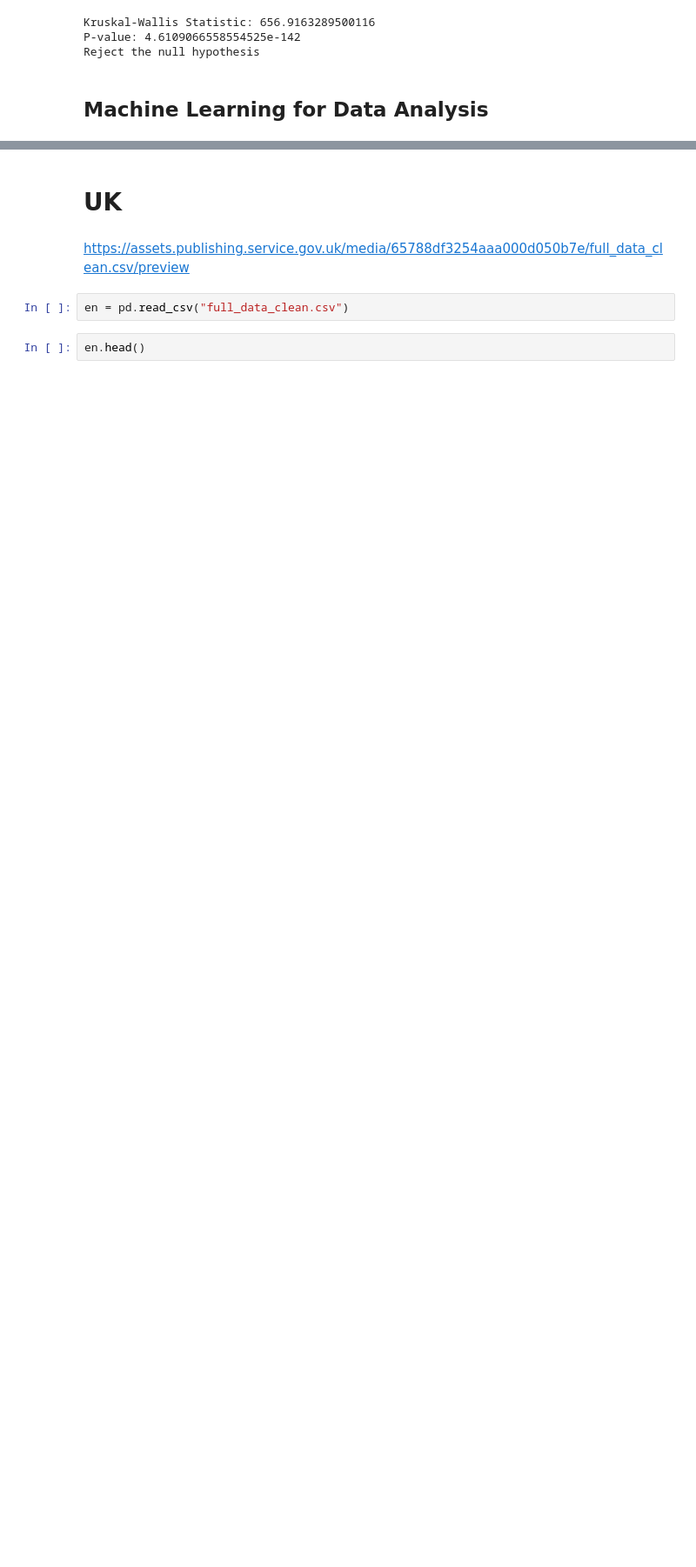
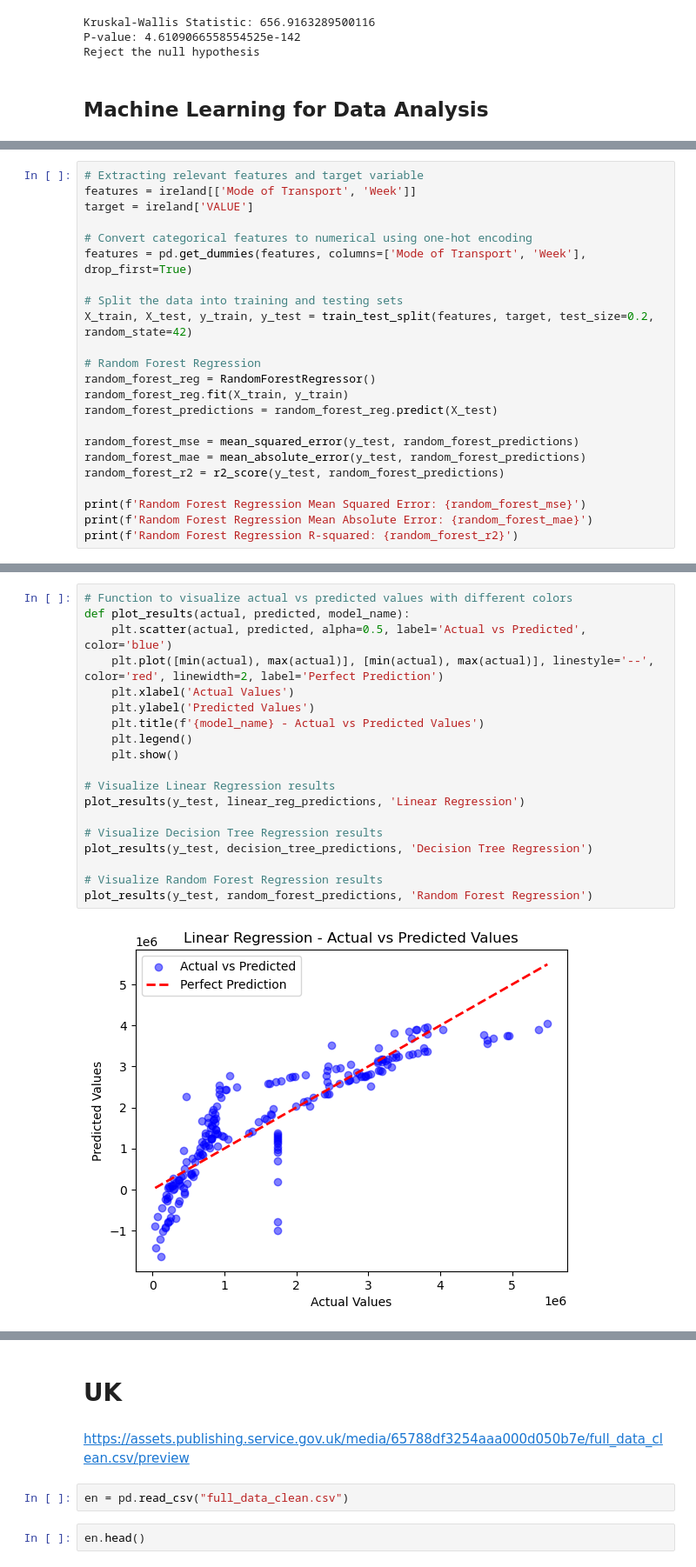
Before and after one commit to SedaColasan/Transport, a Jupyter notebook: transport.ipynb, the cells around one changed output, grey strips where cells are left out. Shown at 87% size. Saved outputs shown, nothing was run; the diff lists cells and outputs as text; blank space fills up the shorter version.

```diff
--- a/transport.ipynb
+++ b/transport.ipynb
@@ -642,0 +720,23 @@ Reject the null hypothesis
+# %%
+# Extracting relevant features and target variable
+features = ireland[['Mode of Transport', 'Week']]
+target = ireland['VALUE']
+
+# Convert categorical features to numerical using one-hot encoding
+features = pd.get_dummies(features, columns=['Mode of Transport', 'Week'], drop_first=True)
+
+# Split the data into training and testing sets
+X_train, X_test, y_train, y_test = train_test_split(features, target, test_size=0.2, random_state=42)
+
+# Random Forest Regression
+random_forest_reg = RandomForestRegressor()
+random_forest_reg.fit(X_train, y_train)
+random_forest_predictions = random_forest_reg.predict(X_test)
+
+random_forest_mse = mean_squared_error(y_test, random_forest_predictions)
+random_forest_mae = mean_absolute_error(y_test, random_forest_predictions)
+random_forest_r2 = r2_score(y_test, random_forest_predictions)
+
+print(f'Random Forest Regression Mean Squared Error: {random_forest_mse}')
+print(f'Random Forest Regression Mean Absolute Error: {random_forest_mae}')
+print(f'Random Forest Regression R-squared: {random_forest_r2}')
@@ -642,0 +749,21 @@ Reject the null hypothesis
+# %%
+# Function to visualize actual vs predicted values with different colors
+def plot_results(actual, predicted, model_name):
+    plt.scatter(actual, predicted, alpha=0.5, label='Actual vs Predicted', color='blue')
+    plt.plot([min(actual), max(actual)], [min(actual), max(actual)], linestyle='--', color='red', linewidth=2, label='Perfect Prediction')
+    plt.xlabel('Actual Values')
+    plt.ylabel('Predicted Values')
+    plt.title(f'{model_name} - Actual vs Predicted Values')
+    plt.legend()
+    plt.show()
+
+# Visualize Linear Regression results
+plot_results(y_test, linear_reg_predictions, 'Linear Regression')
+
+# Visualize Decision Tree Regression results
+plot_results(y_test, decision_tree_predictions, 'Decision Tree Regression')
+
+# Visualize Random Forest Regression results
+plot_results(y_test, random_forest_predictions, 'Random Forest Regression')
+# %% [output]
+[figure, added]
```
Also changed, not shown: parts of 17 cells of this notebook.
